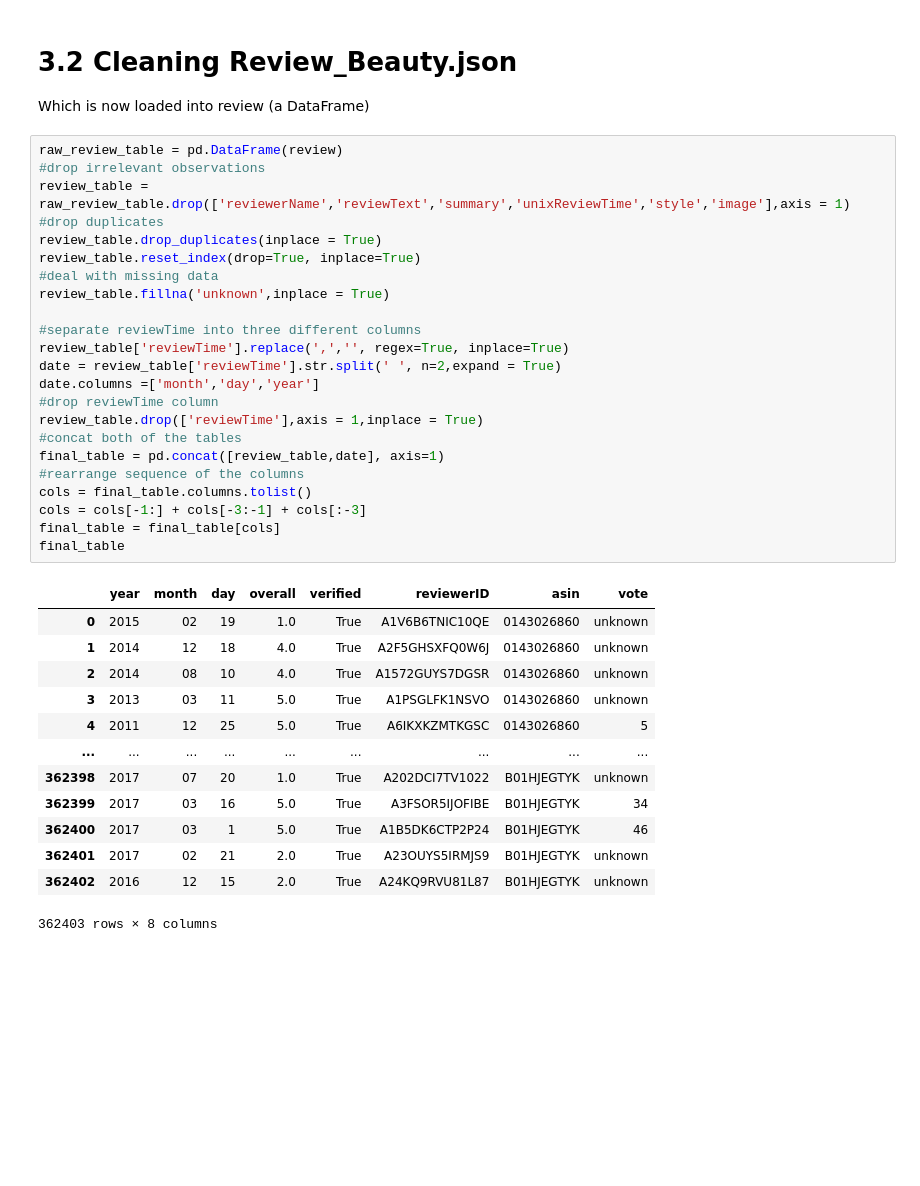
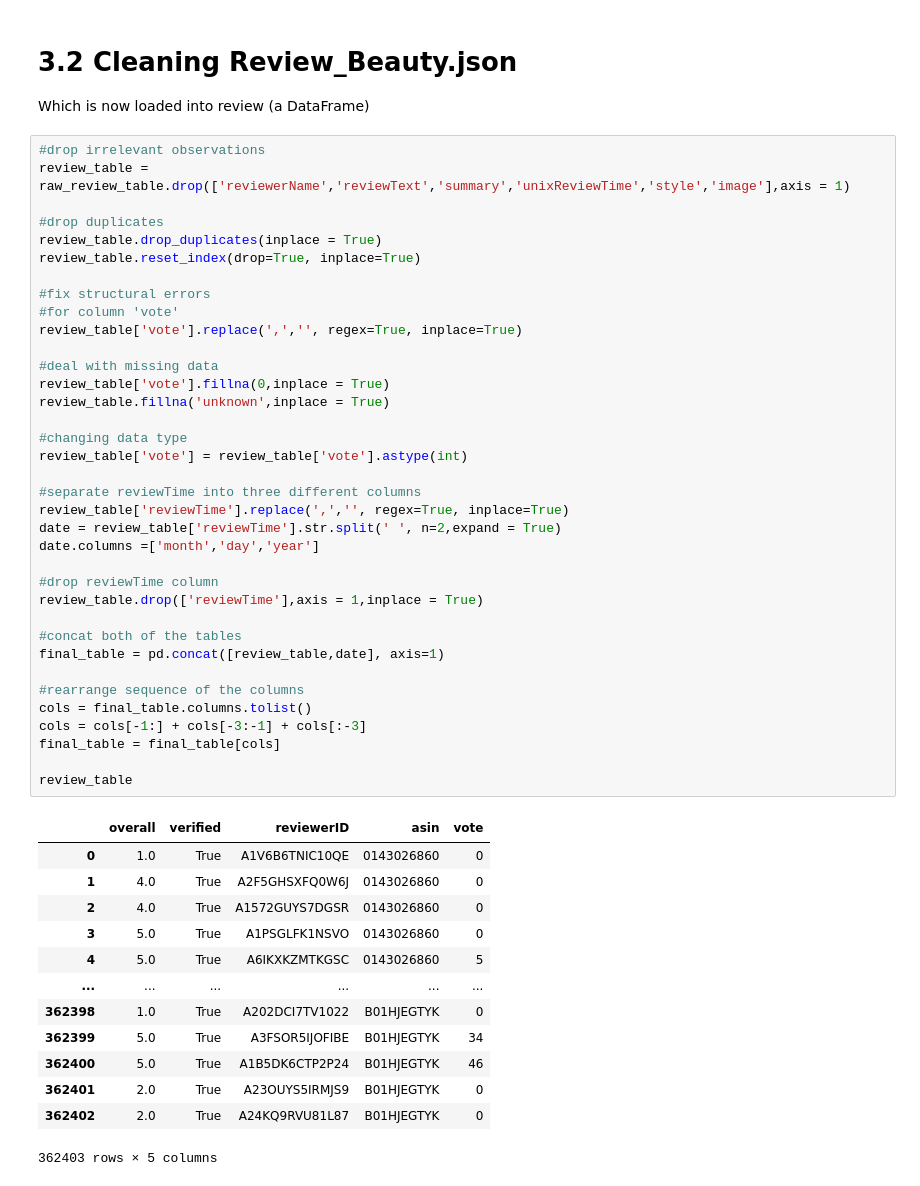
Before and after one commit to BingQuanChua/Amazon-Product-Analysis, a Jupyter notebook: Data Science Project.ipynb, the cells around one changed output. Drawn from its saved outputs; the diff is of its cells as text; blank space fills up the shorter version.

```diff
--- a/Data Science Project.ipynb
+++ b/Data Science Project.ipynb
@@ -122,39 +166,52 @@ Name: asin, Length: 32488, dtype: int64
 # 3.2 Cleaning Review_Beauty.json
 Which is now loaded into review (a DataFrame)
 # %%
-raw_review_table = pd.DataFrame(review)
 #drop irrelevant observations
 review_table = raw_review_table.drop(['reviewerName','reviewText','summary','unixReviewTime','style','image'],axis = 1)
+
 #drop duplicates
 review_table.drop_duplicates(inplace = True)
 review_table.reset_index(drop=True, inplace=True)
+
+#fix structural errors
+#for column 'vote'
+review_table['vote'].replace(',','', regex=True, inplace=True)
+
 #deal with missing data
+review_table['vote'].fillna(0,inplace = True)
 review_table.fillna('unknown',inplace = True)
+
+#changing data type
+review_table['vote'] = review_table['vote'].astype(int)
 
 #separate reviewTime into three different columns
 review_table['reviewTime'].replace(',','', regex=True, inplace=True)
 date = review_table['reviewTime'].str.split(' ', n=2,expand = True)
 date.columns =['month','day','year']
+
 #drop reviewTime column
 review_table.drop(['reviewTime'],axis = 1,inplace = True)
+
 #concat both of the tables
 final_table = pd.concat([review_table,date], axis=1)
+
 #rearrange sequence of the columns
 cols = final_table.columns.tolist()
 cols = cols[-1:] + cols[-3:-1] + cols[:-3]
 final_table = final_table[cols]
-final_table
+
+review_table
 # %% [output]
-|  | year | month | day | overall | verified | reviewerID | asin | vote |
-| 0 | 2015 | 02 | 19 | 1.0 | True | A1V6B6TNIC10QE | 0143026860 | unknown |
-| 1 | 2014 | 12 | 18 | 4.0 | True | A2F5GHSXFQ0W6J | 0143026860 | unknown |
-| 2 | 2014 | 08 | 10 | 4.0 | True | A1572GUYS7DGSR | 0143026860 | unknown |
-| 3 | 2013 | 03 | 11 | 5.0 | True | A1PSGLFK1NSVO | 0143026860 | unknown |
-| 4 | 2011 | 12 | 25 | 5.0 | True | A6IKXKZMTKGSC | 0143026860 | 5 |
-| ... | ... | ... | ... | ... | ... | ... | ... | ... |
-| 362398 | 2017 | 07 | 20 | 1.0 | True | A202DCI7TV1022 | B01HJEGTYK | unknown |
-| 362399 | 2017 | 03 | 16 | 5.0 | True | A3FSOR5IJOFIBE | B01HJEGTYK | 34 |
-| 362400 | 2017 | 03 | 1 | 5.0 | True | A1B5DK6CTP2P24 | B01HJEGTYK | 46 |
-| 362401 | 2017 | 02 | 21 | 2.0 | True | A23OUYS5IRMJS9 | B01HJEGTYK | unknown |
-| 362402 | 2016 | 12 | 15 | 2.0 | True | A24KQ9RVU81L87 | B01HJEGTYK | unknown |
+|  | overall | verified | reviewerID | asin | vote |
+| 0 | 1.0 | True | A1V6B6TNIC10QE | 0143026860 | 0 |
+| 1 | 4.0 | True | A2F5GHSXFQ0W6J | 0143026860 | 0 |
+| 2 | 4.0 | True | A1572GUYS7DGSR | 0143026860 | 0 |
+| 3 | 5.0 | True | A1PSGLFK1NSVO | 0143026860 | 0 |
+| 4 | 5.0 | True | A6IKXKZMTKGSC | 0143026860 | 5 |
+| ... | ... | ... | ... | ... | ... |
+| 362398 | 1.0 | True | A202DCI7TV1022 | B01HJEGTYK | 0 |
+| 362399 | 5.0 | True | A3FSOR5IJOFIBE | B01HJEGTYK | 34 |
+| 362400 | 5.0 | True | A1B5DK6CTP2P24 | B01HJEGTYK | 46 |
+| 362401 | 2.0 | True | A23OUYS5IRMJS9 | B01HJEGTYK | 0 |
+| 362402 | 2.0 | True | A24KQ9RVU81L87 | B01HJEGTYK | 0 |
-362403 rows × 8 columns
+362403 rows × 5 columns
```
Also changed, not shown: parts of 4 cells of this notebook.
